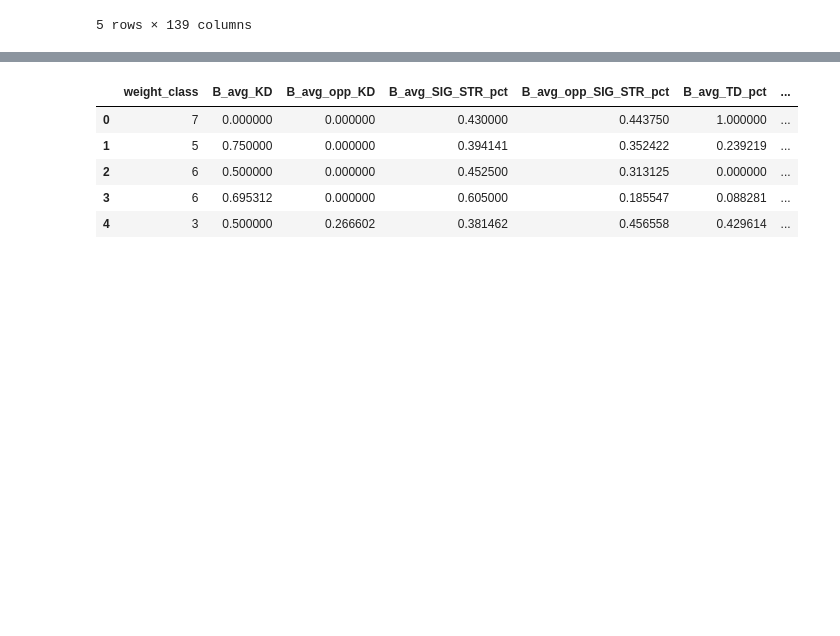
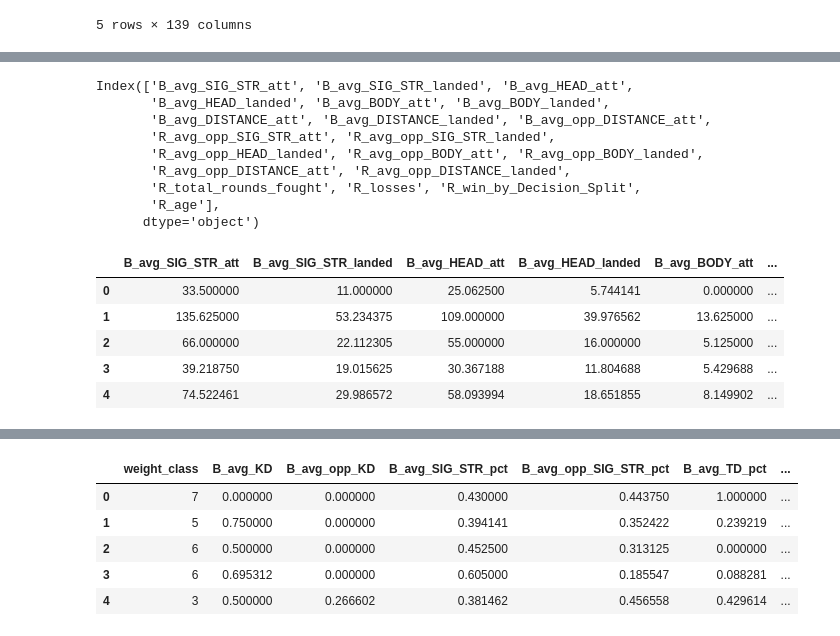
Before and after one commit to breadworshipper/TK-Kasdad, a Jupyter notebook: Preprocessing/kombinasi2.ipynb, the cells around one changed output, grey strips where cells are left out. Saved outputs shown, nothing was run; the diff lists cells and outputs as text; code cells hidden in the pictures; blank space fills up the shorter version.

```diff
--- a/Preprocessing/kombinasi2.ipynb
+++ b/Preprocessing/kombinasi2.ipynb
@@ -258,0 +287,14 @@ df.head()
+# %%
+# Get the remaining object columns
+df_classif_object = df_classif.select_dtypes(include='object')
+
+# Perform one-hot encoding
+df_classif_encoded = pd.get_dummies(df_classif_object)
+
+# Combine the encoded columns with the original dataframe
+df_classif = pd.concat([df_classif, df_classif_encoded], axis=1)
+
+# Drop the original object columns
+df_classif.drop(df_classif_object.columns, axis=1, inplace=True)
+
+df_classif.head()
@@ -258,0 +309,2 @@ df.head()
+# %%
+df_classif = df_classif.drop(columns=['Winner_Blue', 'Winner_Draw', 'Winner_Red'])
@@ -258,0 +321,29 @@ df.head()
+# %%
+from sklearn.feature_selection import SelectKBest, f_classif
+# Perform feature selection using SelectKBest
+selector = SelectKBest(k=20, score_func=f_classif)
+X_classif = df_classif
+X_classif_selected = selector.fit_transform(X_classif, y_classif)
+
+# Get the selected feature names
+classif_selected_feature_names = X_classif.columns[selector.get_support()]
+print(classif_selected_feature_names)
+# Create a new dataframe with only the selected features
+df_classif_selected = pd.DataFrame(X_classif_selected, columns=classif_selected_feature_names)
+df_classif_selected.head()
+# %% [output]
+Index(['B_avg_SIG_STR_att', 'B_avg_SIG_STR_landed', 'B_avg_HEAD_att',
+       'B_avg_HEAD_landed', 'B_avg_BODY_att', 'B_avg_BODY_landed',
+       'B_avg_DISTANCE_att', 'B_avg_DISTANCE_landed', 'B_avg_opp_DISTANCE_att',
+       'R_avg_opp_SIG_STR_att', 'R_avg_opp_SIG_STR_landed',
+       'R_avg_opp_HEAD_landed', 'R_avg_opp_BODY_att', 'R_avg_opp_BODY_landed',
+       'R_avg_opp_DISTANCE_att', 'R_avg_opp_DISTANCE_landed',
+       'R_total_rounds_fought', 'R_losses', 'R_win_by_Decision_Split',
+       'R_age'],
+      dtype='object')
+|  | B_avg_SIG_STR_att | B_avg_SIG_STR_landed | B_avg_HEAD_att | B_avg_HEAD_landed | B_avg_BODY_att | ... |
+| 0 | 33.500000 | 11.000000 | 25.062500 | 5.744141 | 0.000000 | ... |
+| 1 | 135.625000 | 53.234375 | 109.000000 | 39.976562 | 13.625000 | ... |
+| 2 | 66.000000 | 22.112305 | 55.000000 | 16.000000 | 5.125000 | ... |
+| 3 | 39.218750 | 19.015625 | 30.367188 | 11.804688 | 5.429688 | ... |
+| 4 | 74.522461 | 29.986572 | 58.093994 | 18.651855 | 8.149902 | ... |
```
Also changed, not shown: parts of 6 cells of this notebook, 2 other files.
